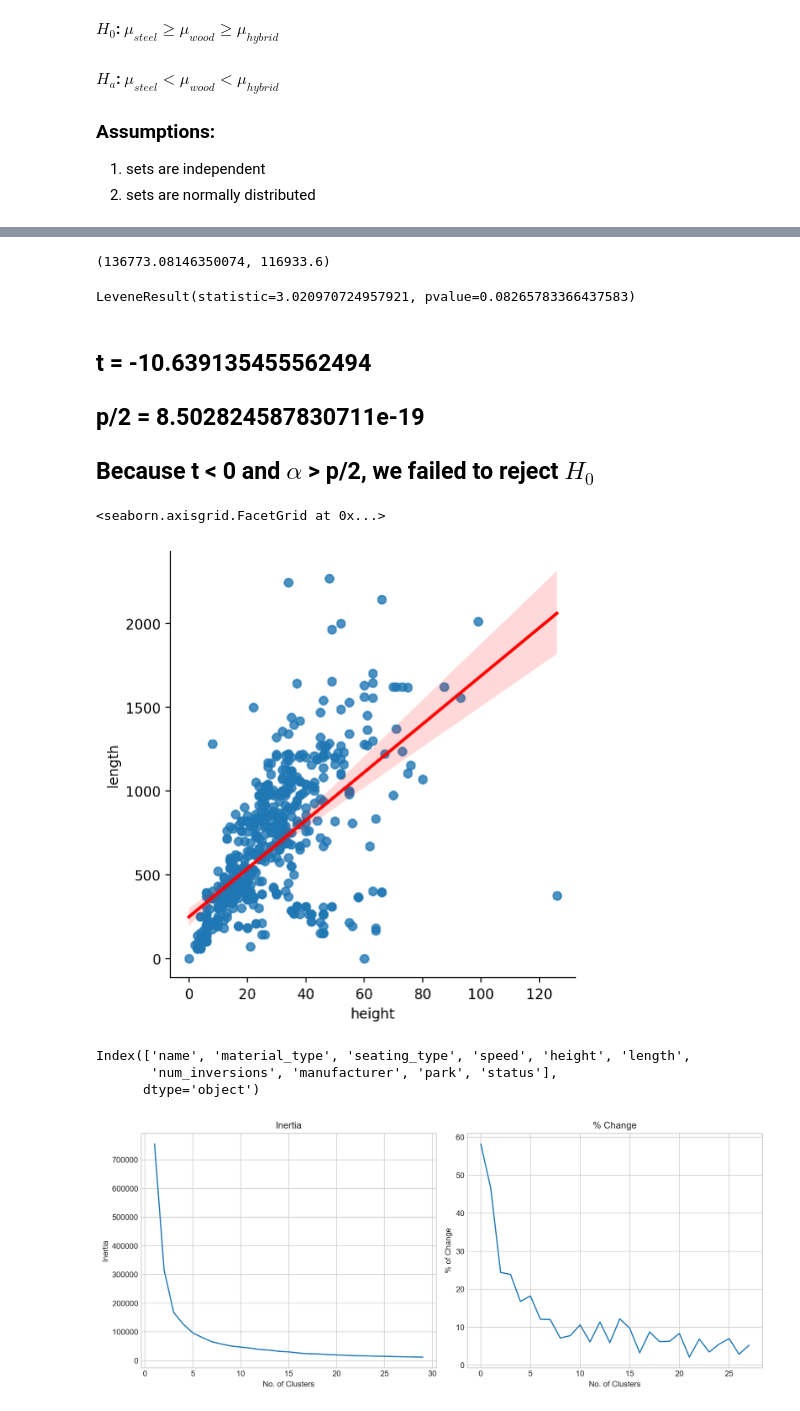
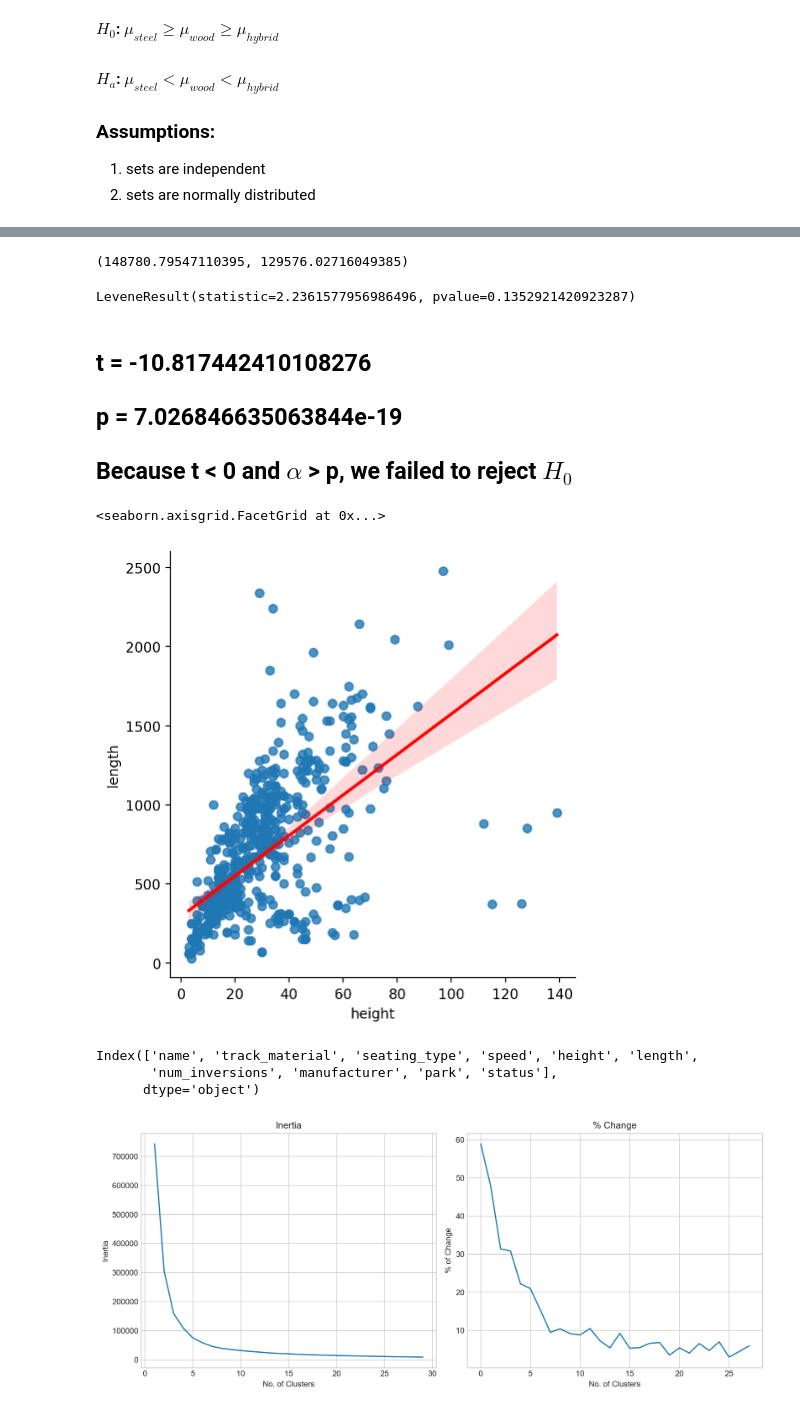
Before and after one commit to Is0metry/individual-project, a Jupyter notebook: explore.ipynb, the cells around one changed output, grey strips where cells are left out. Drawn from its saved outputs; the diff is of its cells as text; code cells hidden in the pictures.

Commit message:
explore changes. Rooting out length < 0

```diff
--- a/explore.ipynb
+++ b/explore.ipynb
@@ -15,5 +15,5 @@ warnings.simplefilter("ignore")
 # %%
 reload(w)
 df = w.wrangle_coasters()
-train, validate, test = w.tvt_split(df,stratify='track_material')
+train, validate, test = w.tvt_split(df, stratify='manufacturer')
 # %%
@@ -51,33 +51,33 @@ steel = train[train.track_material == 'Steel']
 wood = train[train.track_material == 'Wooden']
 steel.length.var(), wood.length.var()
 # %% [output]
-(136773.08146350074, 116933.6)
+(148780.79547110395, 129576.02716049385)
 # %%
-stats.levene(steel.length,wood.length)
+stats.levene(steel.length, wood.length)
 # %% [output]
-LeveneResult(statistic=3.020970724957921, pvalue=0.08265783366437583)
+LeveneResult(statistic=2.2361577956986496, pvalue=0.1352921420923287)
 # %%
-t,p = stats.ttest_ind(steel.length, wood.length, equal_var=False)
-e.t_to_md_1samp(p,t)
+t, p = stats.ttest_ind(steel.length, wood.length, equal_var=False)
+e.t_to_md(p, t)
 # %% [output]
-## t = -10.639135455562494
+## t = -10.817442410108276
 
- ## p/2 = 8.502824587830711e-19
+ ## p = 7.026846635063844e-19
 
-## Because t < 0 and $\alpha$ > p/2, we failed to   reject $H_0$
+## Because t < 0 and $\alpha$ > p, we failed to   reject $H_0$
 # %%
-sns.lmplot(data=train,x='height',y='length',line_kws={'color':'red'})
+sns.lmplot(data=train, x='height', y='length', line_kws={'color': 'red'})
 # %% [output]
 <seaborn.axisgrid.FacetGrid at 0x...>
-[figure, old version]
+[figure, new version]
 # %%
 train.columns
 # %% [output]
-Index(['name', 'material_type', 'seating_type', 'speed', 'height', 'length',
+Index(['name', 'track_material', 'seating_type', 'speed', 'height', 'length',
        'num_inversions', 'manufacturer', 'park', 'status'],
       dtype='object')
 # %%
-e.generate_elbow(train[['height','speed','num_inversions']])
+e.generate_elbow(train[['height', 'speed']])
 # %% [output]
-[figure, old version]
+[figure, new version]
 # %%
```
Also changed, not shown: parts of 16 cells of this notebook, 2 other files.
